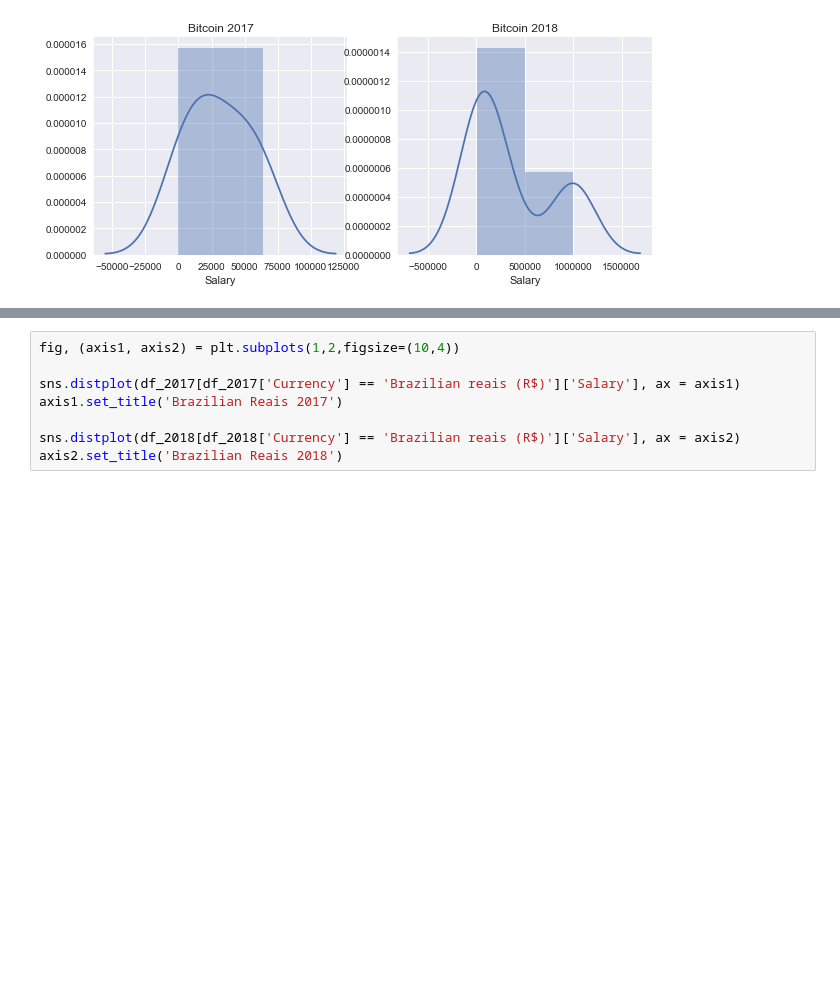
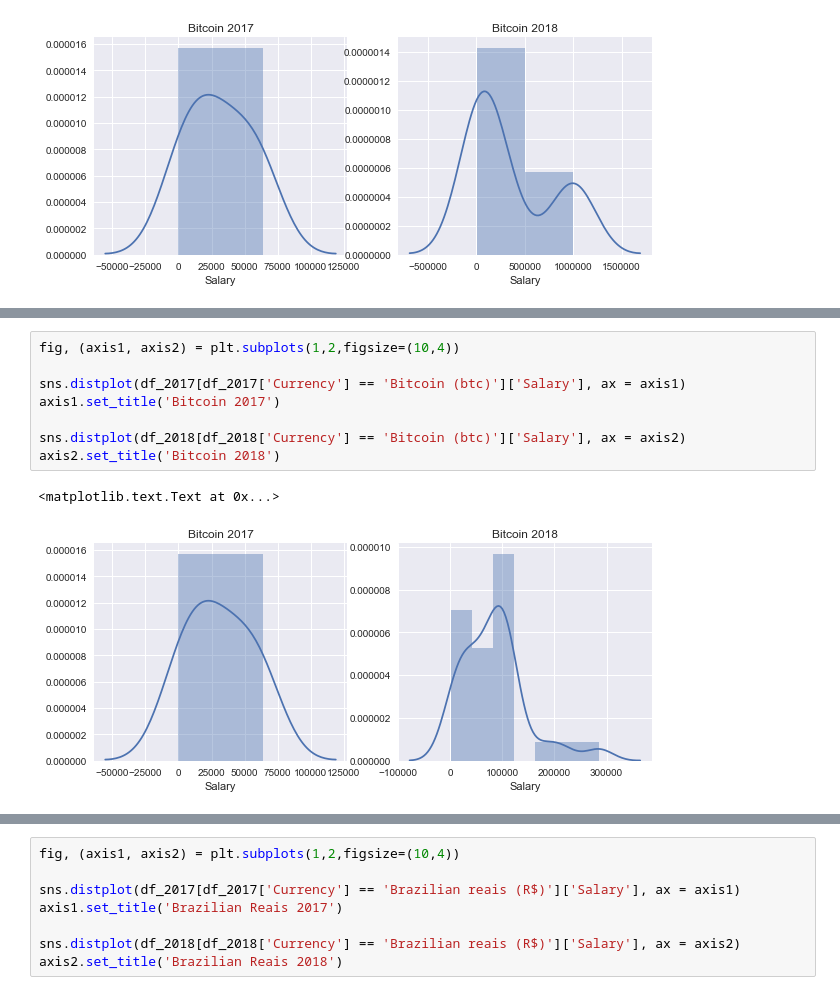
Before and after one commit to yscyang1/Predicting_Salaries_SO, a Jupyter notebook: Pre-Processing Salaries.ipynb, the cells around one changed output, grey strips where cells are left out. Cells and saved outputs as stored; diff of their text form; blank space fills up the shorter version.

```diff
--- a/Pre-Processing Salaries.ipynb
+++ b/Pre-Processing Salaries.ipynb
@@ -85,0 +90,11 @@ For Brazillian Reais, the average annual salary is ~16k, matching the 2017 data.
+# %%
+fig, (axis1, axis2) = plt.subplots(1,2,figsize=(10,4))
+
+sns.distplot(df_2017[df_2017['Currency'] == 'Bitcoin (btc)']['Salary'], ax = axis1)
+axis1.set_title('Bitcoin 2017')
+
+sns.distplot(df_2018[df_2018['Currency'] == 'Bitcoin (btc)']['Salary'], ax = axis2)
+axis2.set_title('Bitcoin 2018')
+# %% [output]
+<matplotlib.text.Text at 0x...>
+[figure, added]
```
Also changed, not shown: parts of 39 cells of this notebook, 1 other file.
